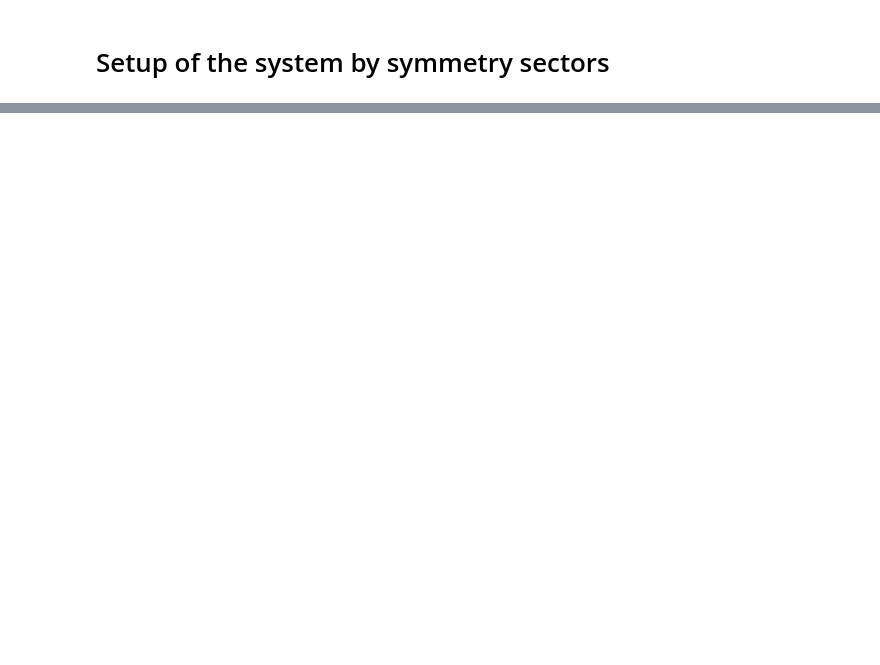
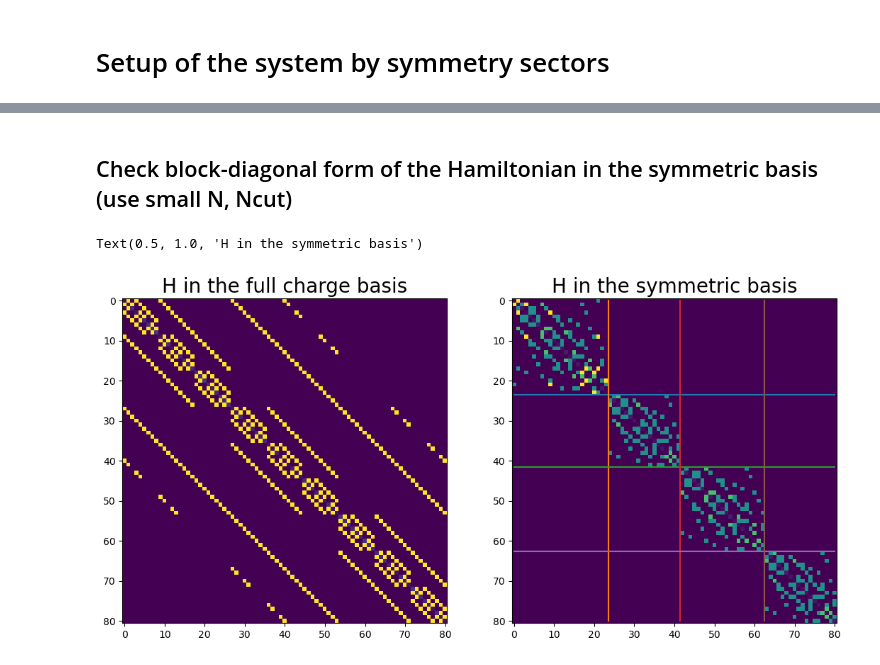
Before and after one commit to shemian29/JunctionArray, a Jupyter notebook: JJArray/Main.ipynb, the cells around one changed output, grey strips where cells are left out. Cells and saved outputs as stored; diff of their text form; code cells hidden in the pictures; blank space fills up the shorter version.

```diff
--- a/JJArray/Main.ipynb
+++ b/JJArray/Main.ipynb
@@ -81,0 +69,29 @@ Wall time: 128 ms
+# %% [markdown]
+## Check block-diagonal form of the Hamiltonian in the symmetric basis (use small N, Ncut)
+# %%
+H_V = []
+for i in tqdm(range(N)):
+    tmp = []
+    for j in range(N):
+        tmp.append(V[i].dag()*H*V[j])
+    H_V.append(tmp)
+H_V = bmat(H_V)
+# %%
+fig, (ax1, ax2) = plt.subplots(ncols=2, figsize=(13,13))
+
+
+ax1.imshow(np.abs(H.full()))
+ax1.set_title('H in the full charge basis', size = 20)
+
+ax2.imshow(np.abs(H_V.toarray()))
+
+sm = V[0].shape[1]
+for i in range(1,N):
+    ax2.plot(np.arange(0,H.shape[0]),(sm-0.5)*np.ones(H.shape[0]))
+    ax2.plot((sm-0.5)*np.ones(H.shape[0]),np.arange(0,H.shape[0]))
+    sm = sm + V[i].shape[1]
+
+ax2.set_title('H in the symmetric basis', size = 20)
+# %% [output]
+Text(0.5, 1.0, 'H in the symmetric basis')
+[figure, added]
```
Also changed, not shown: parts of 11 cells of this notebook.
